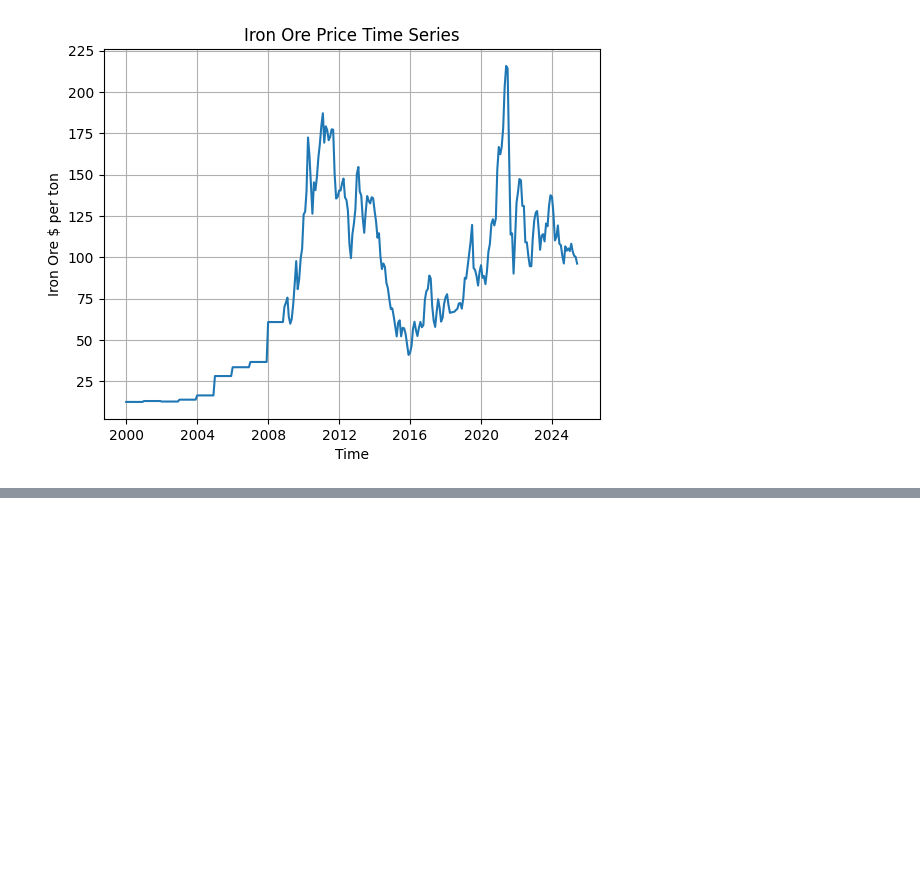
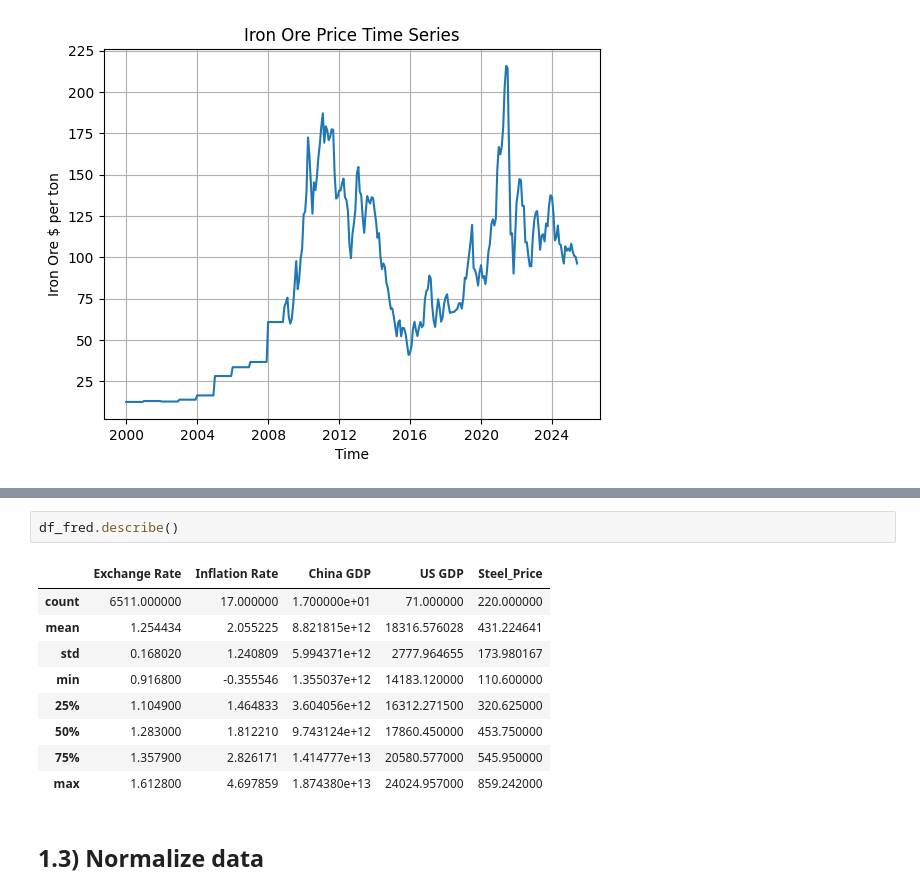
Before and after one commit to jjoseph-anderson/Commodities_Project, a Jupyter notebook: Research.ipynb, the cells around one changed output, grey strips where cells are left out. Saved outputs shown, nothing was run; the diff lists cells and outputs as text; blank space fills up the shorter version.

```diff
--- a/Research.ipynb
+++ b/Research.ipynb
@@ -150,0 +151,14 @@ for col in df_fred.columns:
+# %%
+df_fred.describe()
+# %% [output]
+|  | Exchange Rate | Inflation Rate | China GDP | US GDP | Steel_Price |
+| count | 6511.000000 | 17.000000 | 1.700000e+01 | 71.000000 | 220.000000 |
+| mean | 1.254434 | 2.055225 | 8.821815e+12 | 18316.576028 | 431.224641 |
+| std | 0.168020 | 1.240809 | 5.994371e+12 | 2777.964655 | 173.980167 |
+| min | 0.916800 | -0.355546 | 1.355037e+12 | 14183.120000 | 110.600000 |
+| 25% | 1.104900 | 1.464833 | 3.604056e+12 | 16312.271500 | 320.625000 |
+| 50% | 1.283000 | 1.812210 | 9.743124e+12 | 17860.450000 | 453.750000 |
+| 75% | 1.357900 | 2.826171 | 1.414777e+13 | 20580.577000 | 545.950000 |
+| max | 1.612800 | 4.697859 | 1.874380e+13 | 24024.957000 | 859.242000 |
+# %% [markdown]
+## 1.3) Normalize data
```
Also changed, not shown: parts of 8 cells of this notebook.
